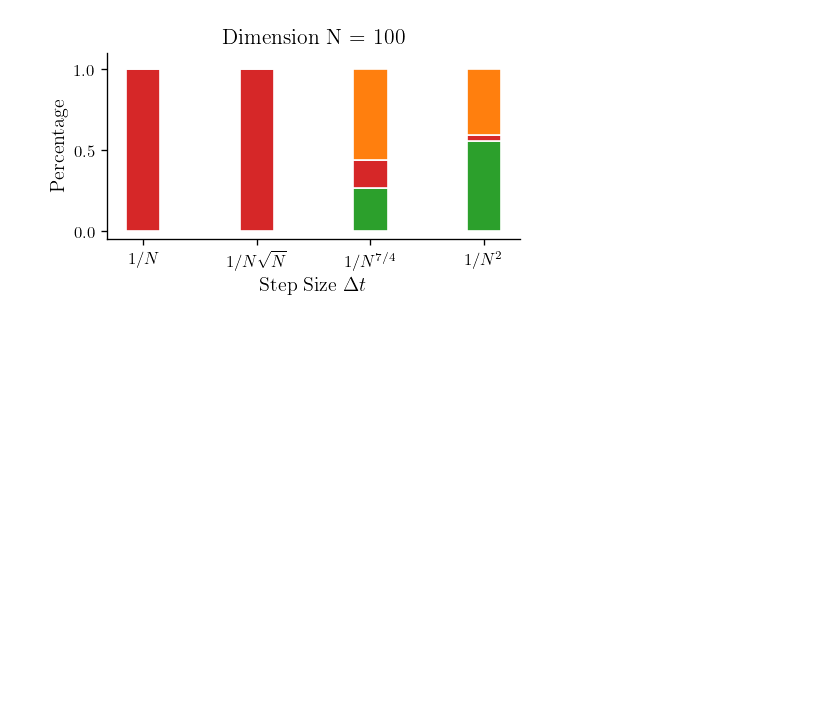
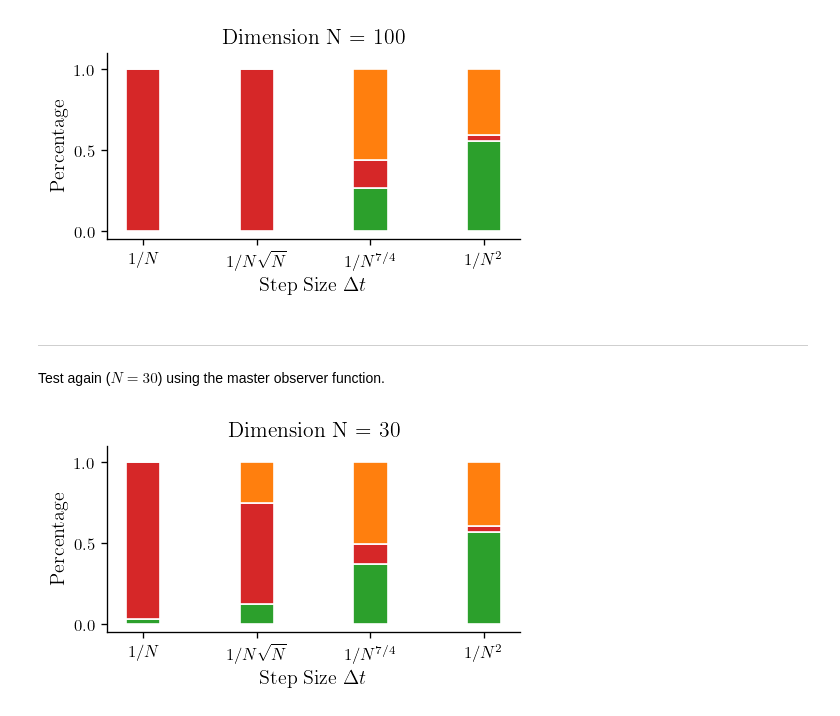
Before and after one commit to fredwdickinson/dissertation, a Jupyter notebook: code/notebooks/04_mala.ipynb, the cells around one changed output. Drawn from its saved outputs; the diff is of its cells as text; code cells hidden in the pictures; blank space fills up the shorter version.

Commit message:
master observe function, recreate mala

```diff
--- a/code/notebooks/04_mala.ipynb
+++ b/code/notebooks/04_mala.ipynb
@@ -136,3 +136,55 @@ plt.show()
 # %% [output]
 [figure]
 [figure]
+# %% [markdown]
+---
+# %% [markdown]
+Test again ($N = 30$) using the master observer function.
+# %%
+N = 30;
+dt_str = ["1/N", "1/NrootN", "1/N^7/4", "1/N^2"]
+dt_range = [1/N, 1/(N**(3/2)), 1/(N**(7/4)), 1/(N**2)]
+beta = 2.0; T = 5.0; M = 50; potential_name = "quartic"
+
+config = {"track_accepts": True, "burn_in": 0}
+new_obs_results = {}
+
+for dt, dt_name in zip(dt_range, dt_str):
+    burn_steps = int(3.0/dt); total_steps = int(T/dt);
+    config["burn_in"] = burn_steps
+    init = random_matrix.init_gue_eigenvalues(M, N)
+
+    mala_pipe = simulate.make_mala_pipeline(N, dt, potential_name, beta)
+    traj = simulate.simulate_dbm(init, total_steps, mala_pipe)
+    all_info = simulate.analyse_trajectory(traj, total_steps, **config)
+
+    new_obs_results[(dt_name)] = all_info
+# %%
+dt_str_list = ["1/N", "1/NrootN", "1/N^7/4", "1/N^2"]
+fig, ax = plt.subplots(figsize = (4, 2.3))
+
+acceptances = [new_obs_results[(dt_str)]["accepts"].mean() for dt_str in dt_str_list]
+cross_rejects = [new_obs_results[(dt_str)]["cross_rejects"].mean() for dt_str in dt_str_list]
+other_rejects = [1 - acceptances[j] - cross_rejects[j] for j in range(len(acceptances))]
+
+dt_str_list = [r"$1/N$", r"$1/N\sqrt{N}$", "$1/N^{7/4}$", "$1/N^2$"]
+p1 = ax.bar(dt_str_list, acceptances, label = "Acceptances", color = '#2ca02c', edgecolor = 'white', width = 0.3)
+p2 = ax.bar(dt_str_list, cross_rejects, bottom = acceptances, label = 'Rejects (Crossing)', color = '#d62728', edgecolor = 'white', width = 0.3)
+p3 = ax.bar(dt_str_list, other_rejects, bottom = np.array(acceptances) + np.array(cross_rejects), label = 'Rejects (Other)', color = '#ff7f0e', edgecolor = 'white', width = 0.3)
+
+ax.grid(False)
+ax.set_ylim(-0.05, 1.1)
+
+ax.set_ylabel("Percentage")
+ax.set_xlabel("Step Size $\Delta t$")
+ax.set_title(f"Dimension N = {N}")
+ax.set_yticks([0, 0.5, 1])
+
+ax.spines['top'].set_visible(False)
+ax.spines['right'].set_visible(False)
+
+# plt.savefig(f"figures/mala-cross-rejects-N{N}.pdf", format = "pdf", dpi = 120)
+
+plt.show()
+# %% [output]
+[figure, added]
```
Also changed, not shown: 1 other file.
